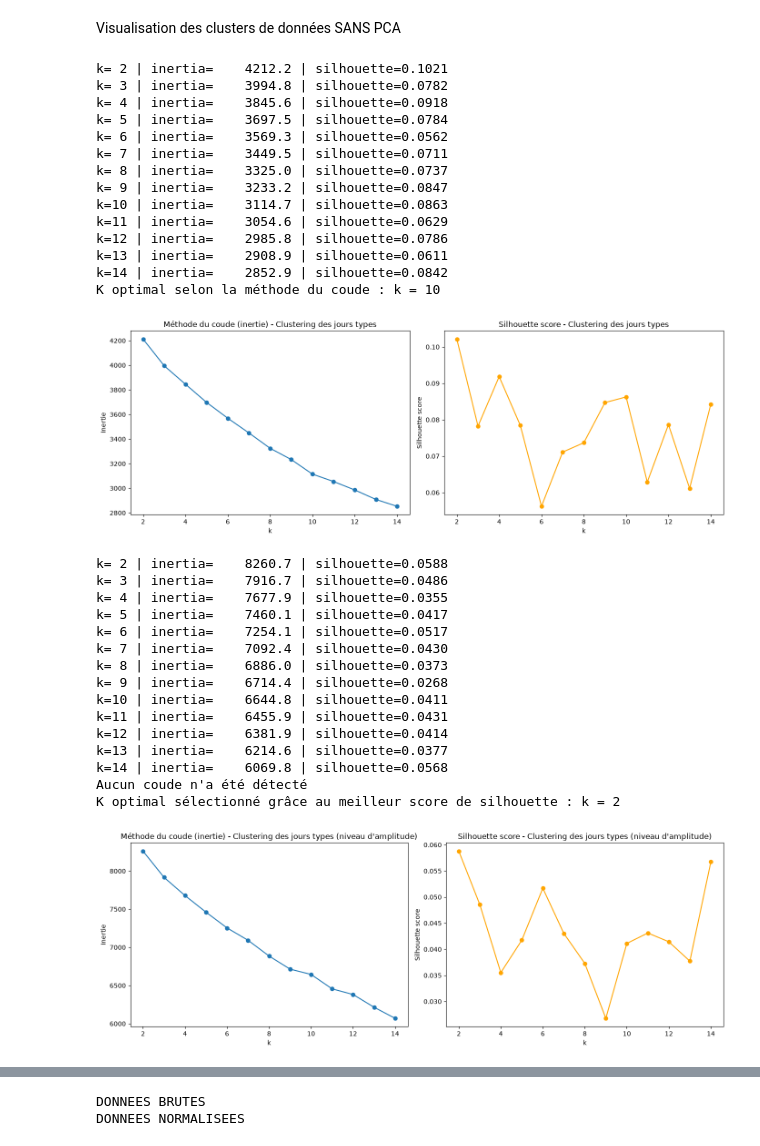
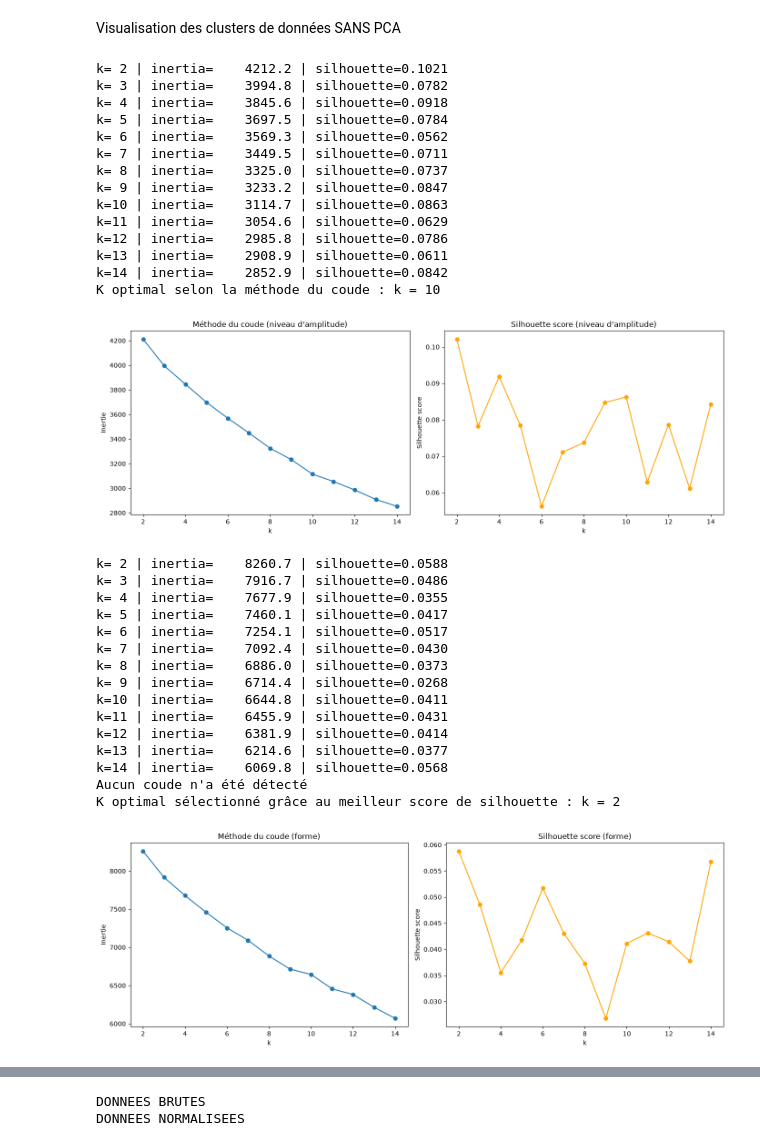
Before and after one commit to BOUBAKERAMDY/FlexiMax, a Jupyter notebook: notebooks1/03_visualisation1/PCA.ipynb, the cells around one changed output, grey strips where cells are left out. Drawn from its saved outputs; the diff is of its cells as text; code cells hidden in the pictures.

```diff
--- a/notebooks1/03_visualisation1/PCA.ipynb
+++ b/notebooks1/03_visualisation1/PCA.ipynb
@@ -356,41 +356,41 @@ def plot_cluster_profiles(X, title1,title2):
     return k_opt
 
 #Coude sur données brutes
-k_forme=plot_cluster_profiles(x, "Méthode du coude (inertie) - Clustering des jours types", "Silhouette score - Clustering des jours types")
-#Coude sur données standardisées
-k_amplet=plot_cluster_profiles(X, "Méthode du coude (inertie) - Clustering des jours types (niveau d'amplitude)", "Silhouette score - Clustering des jours types (niveau d'amplitude)")
+k_amplet=plot_cluster_profiles(x, "Méthode du coude (niveau d'amplitude)", "Silhouette score (niveau d'amplitude)")
+#Coude sur données normalisées
+k_forme=plot_cluster_profiles(X, "Méthode du coude (forme)", "Silhouette score (forme)")
 # %% [output]
 k= 2 | inertia=    4212.2 | silhouette=0.1021
 k= 3 | inertia=    3994.8 | silhouette=0.0782
 k= 4 | inertia=    3845.6 | silhouette=0.0918
 k= 5 | inertia=    3697.5 | silhouette=0.0784
 k= 6 | inertia=    3569.3 | silhouette=0.0562
 k= 7 | inertia=    3449.5 | silhouette=0.0711
 k= 8 | inertia=    3325.0 | silhouette=0.0737
 k= 9 | inertia=    3233.2 | silhouette=0.0847
 k=10 | inertia=    3114.7 | silhouette=0.0863
 k=11 | inertia=    3054.6 | silhouette=0.0629
 k=12 | inertia=    2985.8 | silhouette=0.0786
 k=13 | inertia=    2908.9 | silhouette=0.0611
 k=14 | inertia=    2852.9 | silhouette=0.0842
 K optimal selon la méthode du coude : k = 10
-[figure, old version]
+[figure, new version]
 k= 2 | inertia=    8260.7 | silhouette=0.0588
 k= 3 | inertia=    7916.7 | silhouette=0.0486
 k= 4 | inertia=    7677.9 | silhouette=0.0355
 k= 5 | inertia=    7460.1 | silhouette=0.0417
 k= 6 | inertia=    7254.1 | silhouette=0.0517
 k= 7 | inertia=    7092.4 | silhouette=0.0430
 k= 8 | inertia=    6886.0 | silhouette=0.0373
 k= 9 | inertia=    6714.4 | silhouette=0.0268
 k=10 | inertia=    6644.8 | silhouette=0.0411
 k=11 | inertia=    6455.9 | silhouette=0.0431
 k=12 | inertia=    6381.9 | silhouette=0.0414
 k=13 | inertia=    6214.6 | silhouette=0.0377
 k=14 | inertia=    6069.8 | silhouette=0.0568
 Aucun coude n'a été détecté
 K optimal sélectionné grâce au meilleur score de silhouette : k = 2
-[figure, old version]
+[figure, new version]
 # %%
 def cluster_days(k, X_data, dates):
     kmeans = KMeans(n_clusters=k, random_state=42, n_init=20)
```
Also changed, not shown: parts of 16 cells of this notebook.
